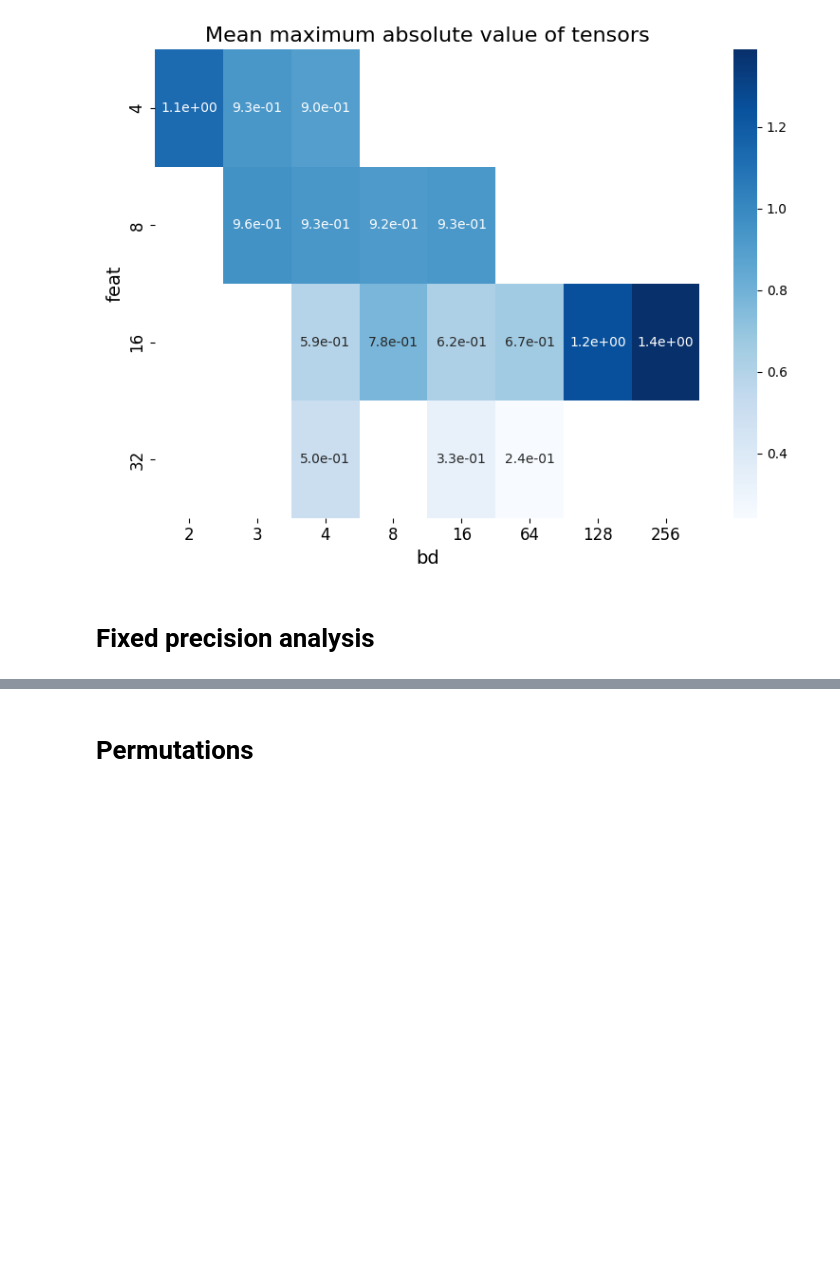
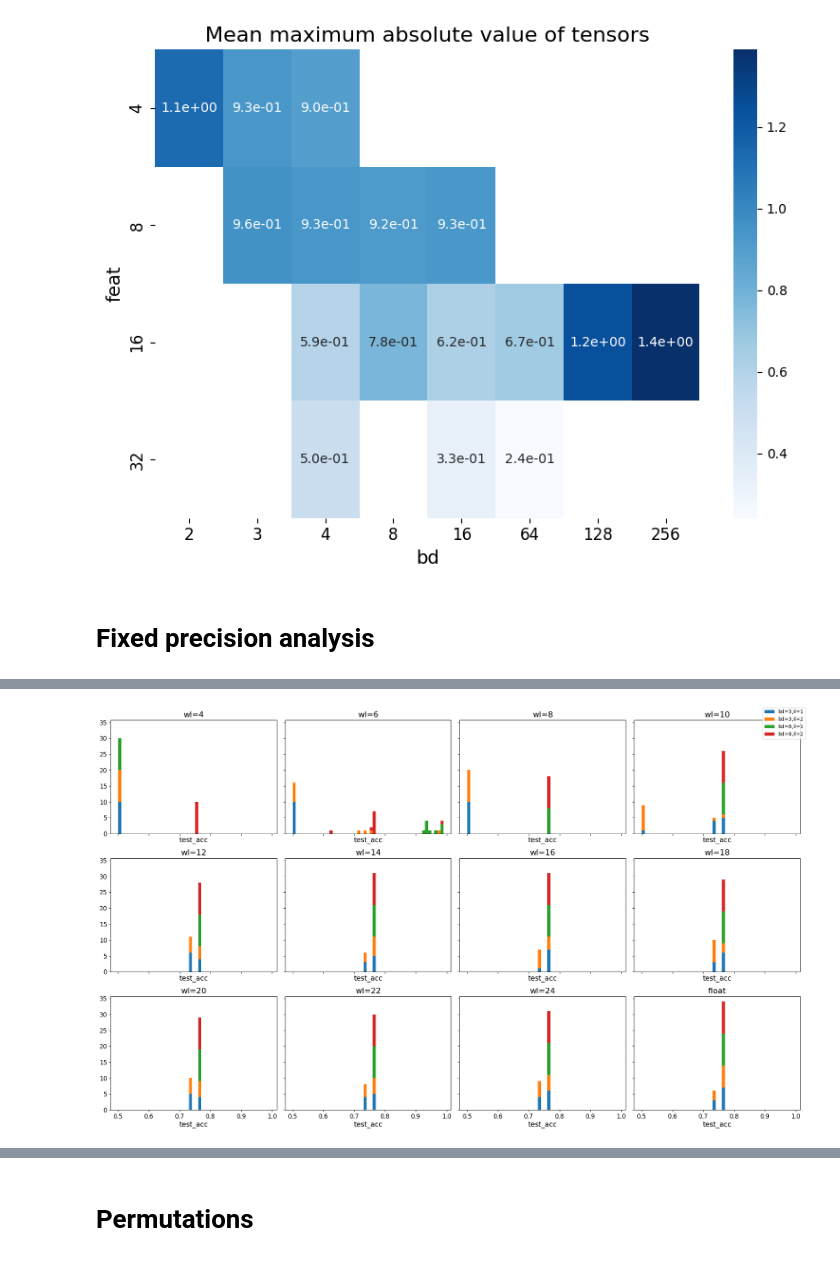
Before and after one commit to c0pp1/TTN4HEP, a Jupyter notebook: TTN/grid_search_results.ipynb, the cells around one changed output, grey strips where cells are left out. Saved outputs shown, nothing was run; the diff lists cells and outputs as text; code cells hidden in the pictures; blank space fills up the shorter version.

```diff
--- a/TTN/grid_search_results.ipynb
+++ b/TTN/grid_search_results.ipynb
@@ -297,0 +314,24 @@ fig.savefig('data/grid_search_fp/heatmaps.png', dpi=600)
+# %%
+fig, axs = plt.subplots(3, 4, figsize=(20, 12), sharex=True, sharey=True)
+axs = axs.flatten()
+bins = np.linspace(0.5, 0.99, 50)
+
+df_bd3 = df[df['bond_dim'] == 3]
+df_bd8 = df[df['bond_dim'] == 8]
+
+for i, wl in enumerate(df['wl'].unique()):
+    axs[i].hist([df_bd3[(df_bd3['wl'] == wl) & ((df_bd3['il'] == 1) | (df_bd3['il'] == 0))]['test_acc'],
+                 df_bd3[(df_bd3['wl'] == wl) & ((df_bd3['il'] == 2) | (df_bd3['il'] == 0))]['test_acc'],
+                 df_bd8[(df_bd8['wl'] == wl) & ((df_bd8['il'] == 1) | (df_bd8['il'] == 0))]['test_acc'],
+                 df_bd8[(df_bd8['wl'] == wl) & ((df_bd8['il'] == 2) | (df_bd8['il'] == 0))]['test_acc']],
+                 bins=bins, label=[f'bd={bd},il={il}' for bd in [3, 8] for il in [1, 2]], stacked=True)
+    axs[i].set_title(f'wl={int(wl)}' if wl > 0 else 'float', fontsize=FONTSIZE+2)
+    axs[i].set_xlabel('test_acc', fontsize=FONTSIZE)
+    axs[i].tick_params(labelsize=FONTSIZE-2)
+
+
+fig.legend([f'bd={bd},il={il}' for bd in [3, 8] for il in [1, 2]])
+fig.tight_layout()
+fig.savefig(datadir + DATASET + '_hists.png', dpi=600)
+# %% [output]
+[figure, added]
```
Also changed, not shown: parts of 11 cells of this notebook, 3 other files.
